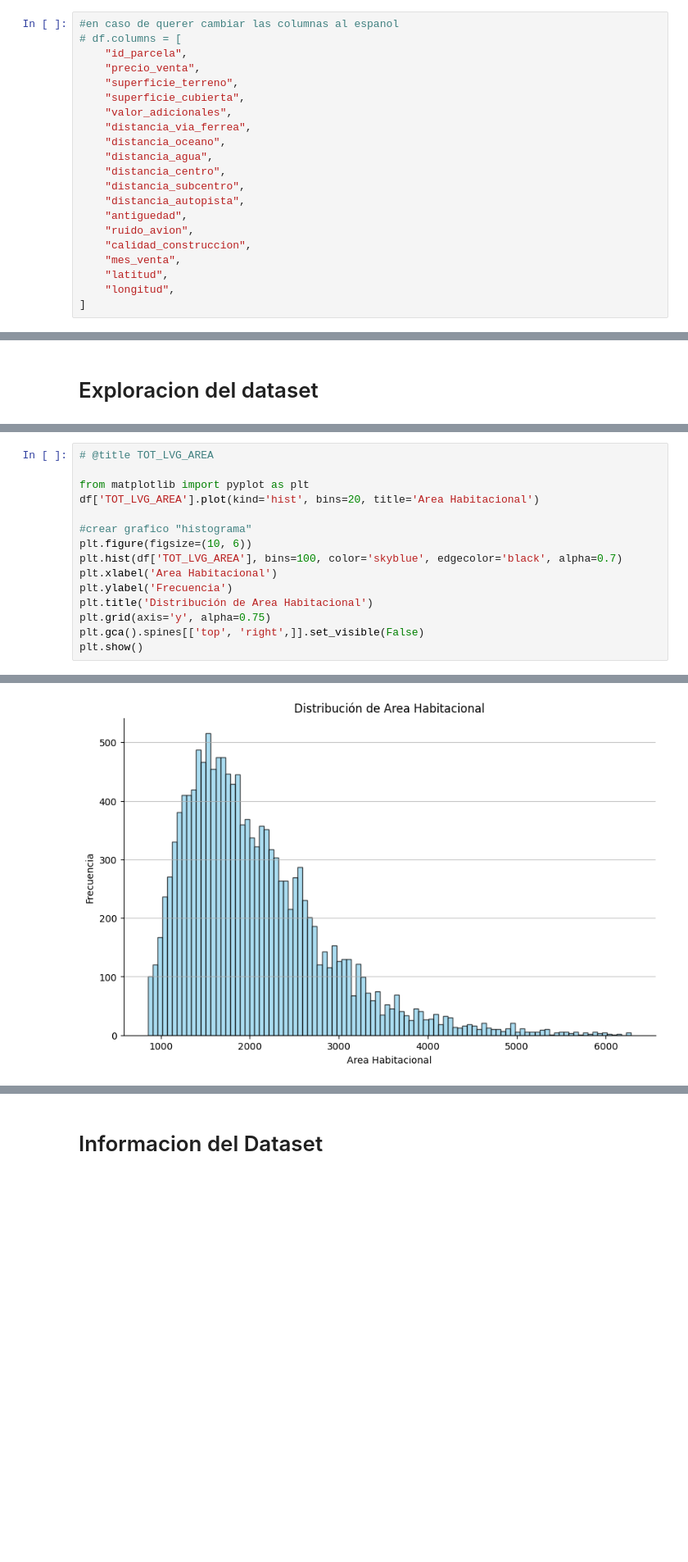
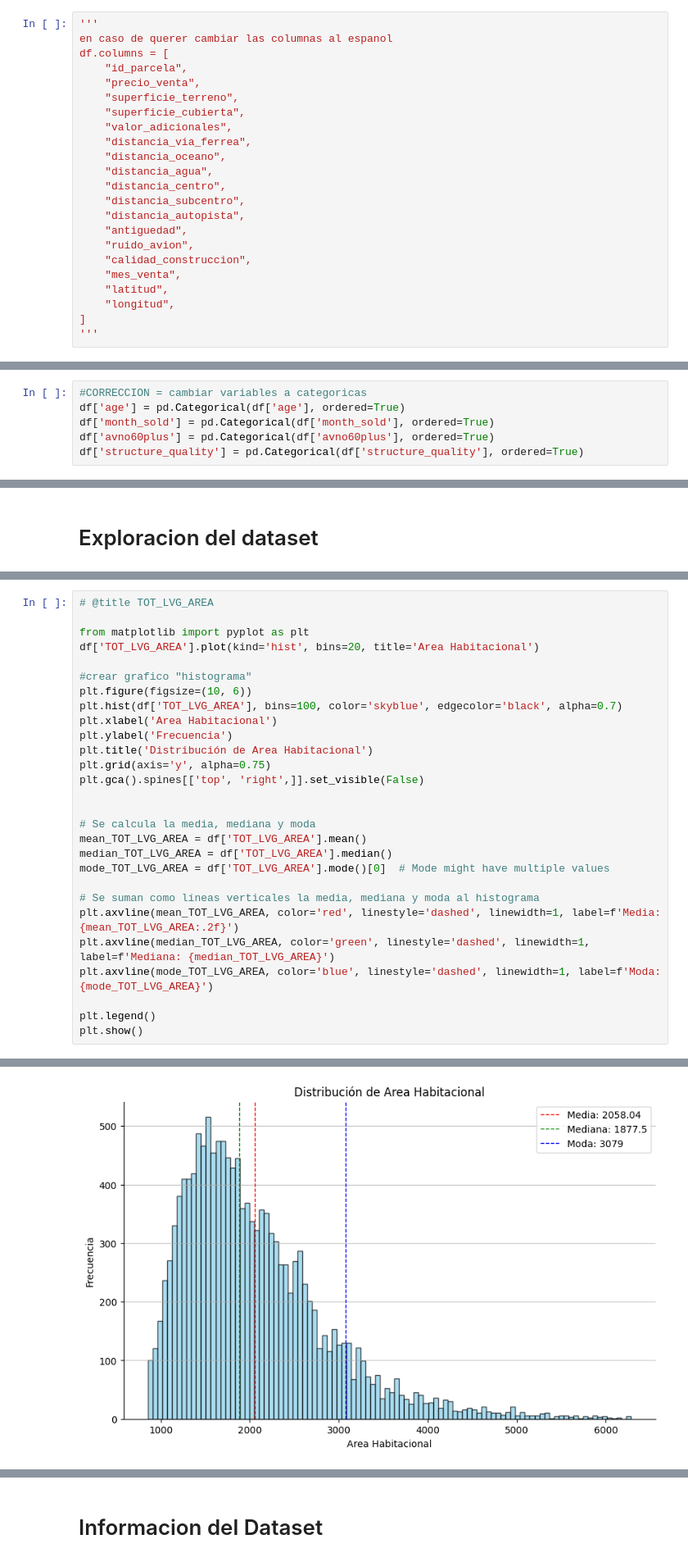
Before and after one commit to ileanacoletta/PF_Ileana_Coletta, a Jupyter notebook: PF_1.01.ipynb, the cells around one changed output, grey strips where cells are left out. Shown at 82% size. Cells and saved outputs as stored; diff of their text form; blank space fills up the shorter version.

```diff
--- a/PF_1.01.ipynb
+++ b/PF_1.01.ipynb
@@ -91,8 +93,9 @@ El conjunto de datos contiene las siguientes columnas:
 
 Fuente: https://www.kaggle.com/datasets/deepcontractor/miami-housing-dataset
 # %%
-#en caso de querer cambiar las columnas al espanol
-# df.columns = [
+'''
+en caso de querer cambiar las columnas al espanol
+df.columns = [
     "id_parcela",
     "precio_venta",
     "superficie_terreno",
@@ -111,6 +114,7 @@ Fuente: https://www.kaggle.com/datasets/deepcontractor/miami-housing-dataset
     "latitud",
     "longitud",
 ]
+'''
 # %%
 df
 # %% [output]
@@ -218,0 +226,6 @@ dtype: int64
+# %%
+#CORRECCION = cambiar variables a categoricas
+df['age'] = pd.Categorical(df['age'], ordered=True)
+df['month_sold'] = pd.Categorical(df['month_sold'], ordered=True)
+df['avno60plus'] = pd.Categorical(df['avno60plus'], ordered=True)
+df['structure_quality'] = pd.Categorical(df['structure_quality'], ordered=True)
@@ -428,21 +663,34 @@ plt.show()
 # %%
 # @title TOT_LVG_AREA
 
 from matplotlib import pyplot as plt
 df['TOT_LVG_AREA'].plot(kind='hist', bins=20, title='Area Habitacional')
 
 #crear grafico "histograma"
 plt.figure(figsize=(10, 6))
 plt.hist(df['TOT_LVG_AREA'], bins=100, color='skyblue', edgecolor='black', alpha=0.7)
 plt.xlabel('Area Habitacional')
 plt.ylabel('Frecuencia')
 plt.title('Distribución de Area Habitacional')
 plt.grid(axis='y', alpha=0.75)
 plt.gca().spines[['top', 'right',]].set_visible(False)
+
+
+# Se calcula la media, mediana y moda
+mean_TOT_LVG_AREA = df['TOT_LVG_AREA'].mean()
+median_TOT_LVG_AREA = df['TOT_LVG_AREA'].median()
+mode_TOT_LVG_AREA = df['TOT_LVG_AREA'].mode()[0]  # Mode might have multiple values
+
+# Se suman como líneas verticales la media, mediana y moda al histograma
+plt.axvline(mean_TOT_LVG_AREA, color='red', linestyle='dashed', linewidth=1, label=f'Media: {mean_TOT_LVG_AREA:.2f}')
+plt.axvline(median_TOT_LVG_AREA, color='green', linestyle='dashed', linewidth=1, label=f'Mediana: {median_TOT_LVG_AREA}')
+plt.axvline(mode_TOT_LVG_AREA, color='blue', linestyle='dashed', linewidth=1, label=f'Moda: {mode_TOT_LVG_AREA}')
+
+plt.legend()
 plt.show()
 # %% [output]
 [figure]
-[figure, old version]
+[figure, new version]
 # %%
 # @title OCEAN_DIST
 
```
Also changed, not shown: parts of 26 cells of this notebook.
